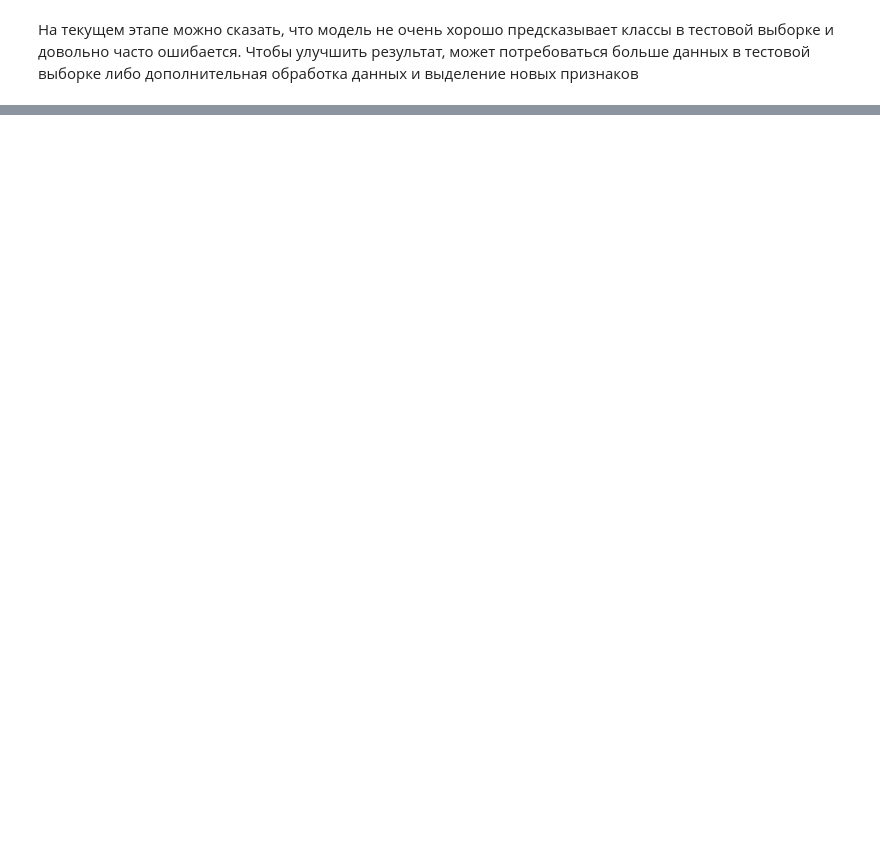
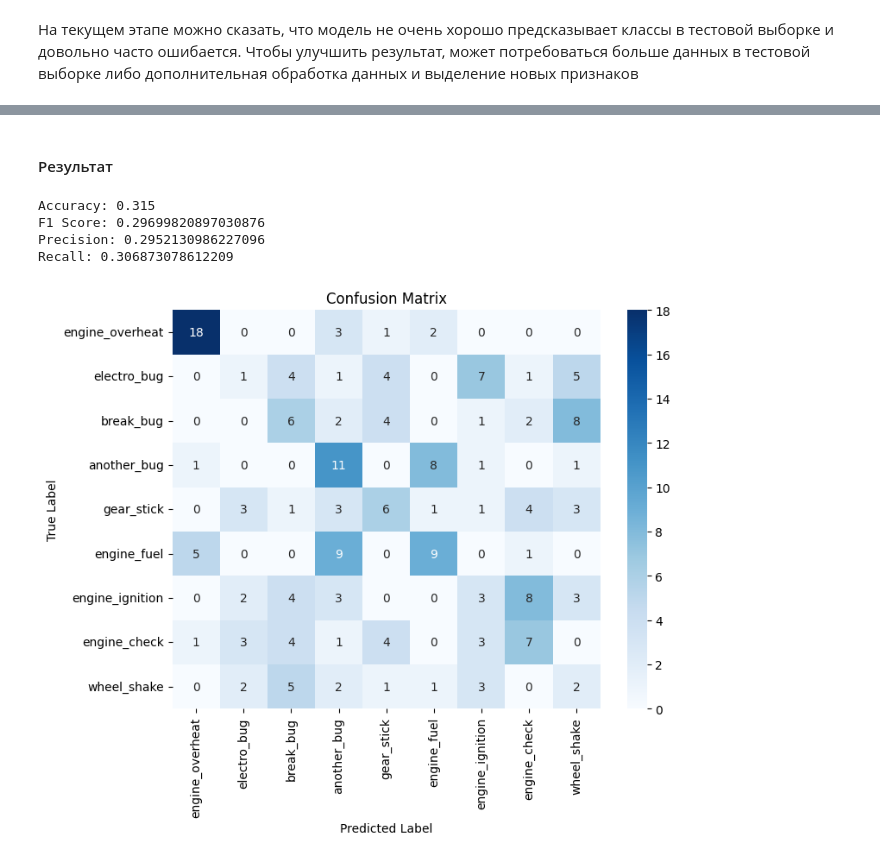
Before and after one commit to EmanoneL/data_analysis_pet_project, a Jupyter notebook: SovkomTask.ipynb, the cells around one changed output, grey strips where cells are left out. Cells and saved outputs as stored; diff of their text form; code cells hidden in the pictures; blank space fills up the shorter version.

```diff
--- a/SovkomTask.ipynb
+++ b/SovkomTask.ipynb
@@ -470,0 +660,7 @@ plt.show()
+# %%
+X_train, X_test, y_train, y_test = train_test_split(X, y, test_size=0.2, stratify=y, random_state=42)
+# %%
+cat_features = ['model', 'car_type', 'fuel_type','break_season']
+# %%
+model = CatBoostClassifier(cat_features=cat_features, loss_function='MultiClass', verbose=False, class_weights=class_weights)
+model.fit(X_train, y_train)
@@ -470,0 +669,2 @@ plt.show()
+# %%
+y_pred_test = model.predict(X_test)
@@ -470,0 +683,31 @@ plt.show()
+# %% [markdown]
+#### Результат
+# %%
+accuracy = accuracy_score(y_test, y_pred_test)
+f1 = f1_score(y_test, y_pred_test, average='macro')
+precision = precision_score(y_test, y_pred_test, average='macro')
+recall = recall_score(y_test, y_pred_test, average='macro')
+
+# Выводим результаты
+print(f"Accuracy: {accuracy}")
+print(f"F1 Score: {f1}")
+print(f"Precision: {precision}")
+print(f"Recall: {recall}")
+# %% [output]
+Accuracy: 0.315
+F1 Score: 0.29699820897030876
+Precision: 0.2952130986227096
+Recall: 0.306873078612209
+# %%
+cm = confusion_matrix(y_test, y_pred_test)
+
+# Визуализируем матрицу ошибок
+plt.figure(figsize=(8, 6))
+sns.heatmap(cm, annot=True, fmt="d", cmap="Blues", xticklabels=dataset['target_class'].unique(),
+            yticklabels=dataset['target_class'].unique())
+plt.xlabel("Predicted Label")
+plt.ylabel("True Label")
+plt.title("Confusion Matrix")
+plt.show()
+# %% [output]
+[figure, added]
```
Also changed, not shown: parts of 49 cells of this notebook.
